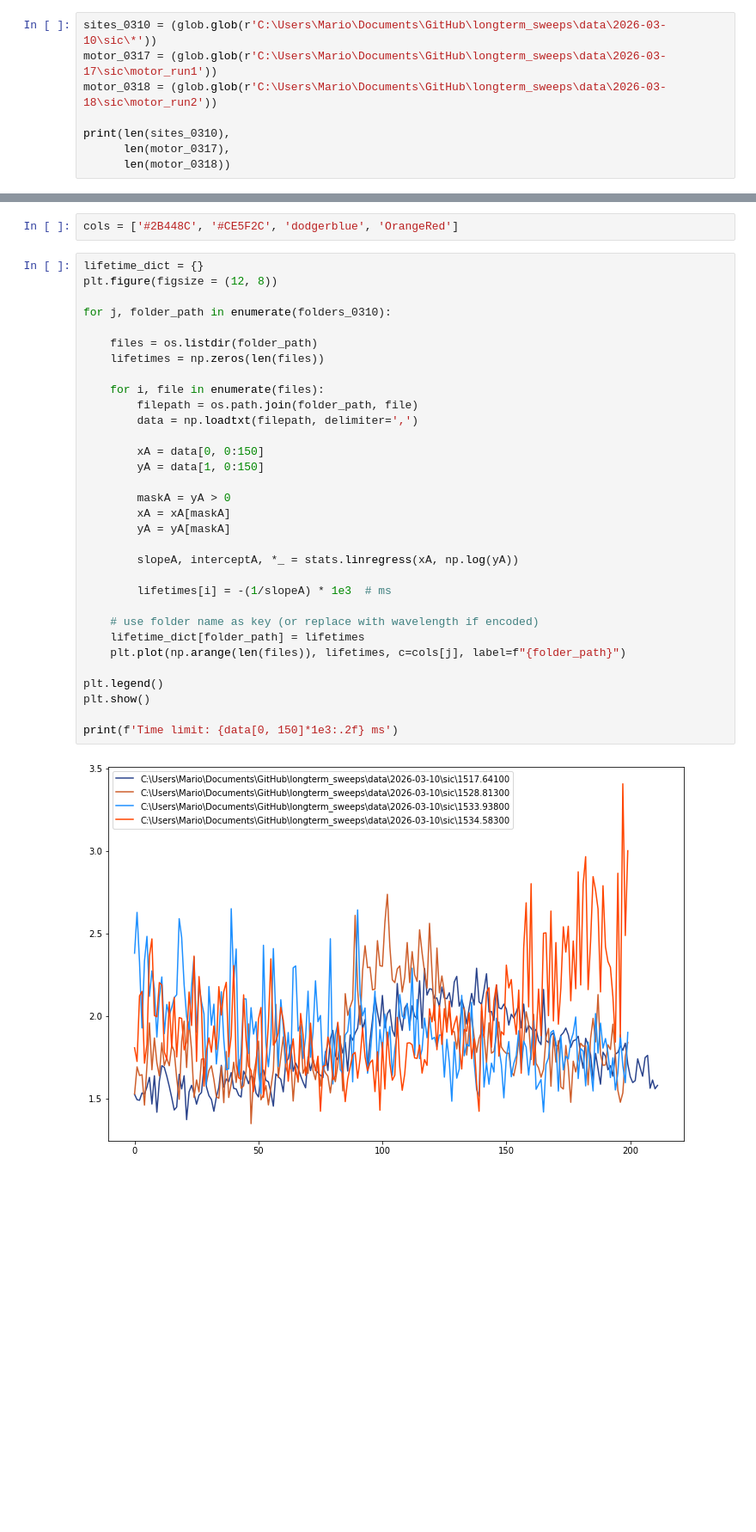
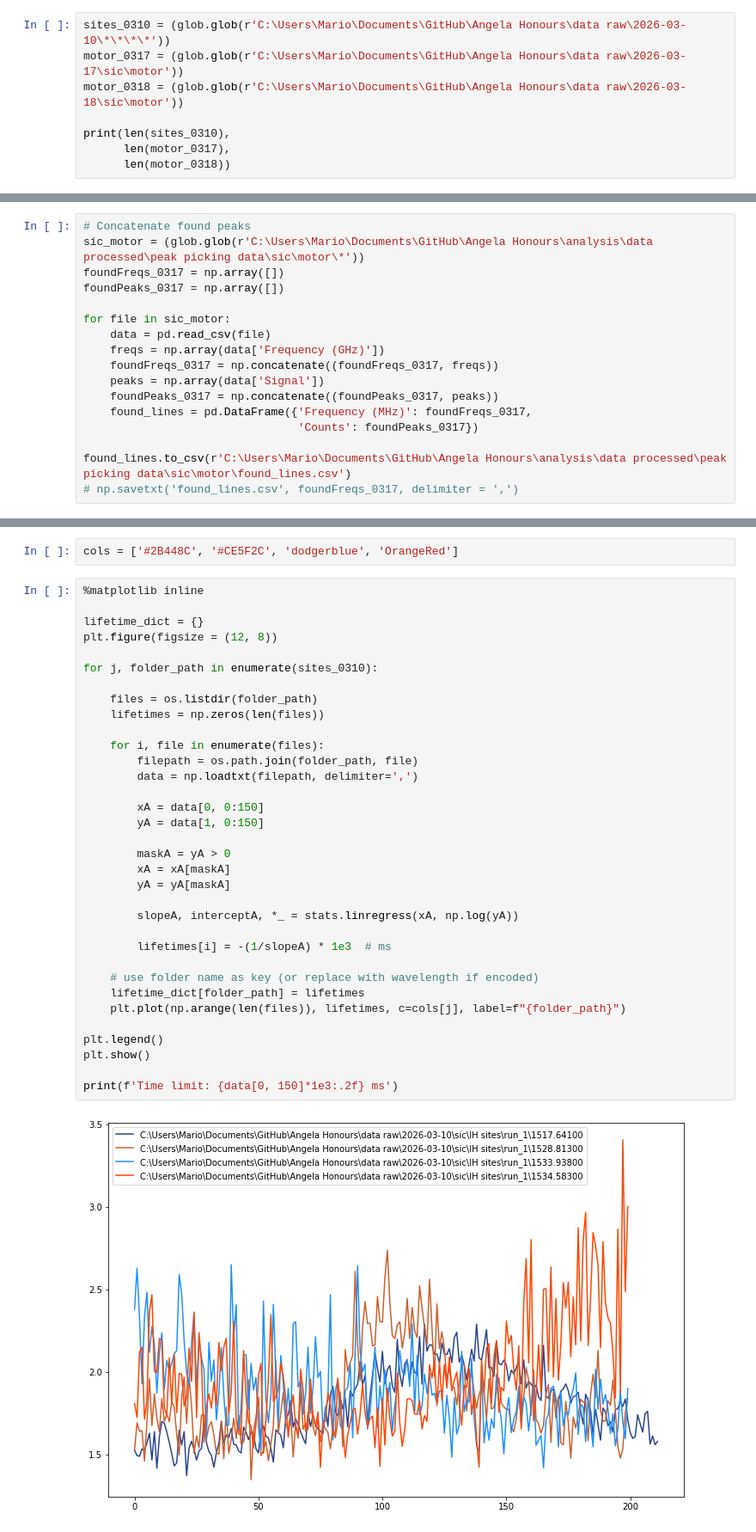
Before and after one commit to funkyguts/Angela-Honours, a Jupyter notebook: analysis/SiC IH Spectra.ipynb, the cells around one changed output, grey strips where cells are left out. Shown at 86% size. Cells and saved outputs as stored; diff of their text form; blank space fills up the shorter version.

```diff
--- a/analysis/SiC IH Spectra.ipynb
+++ b/analysis/SiC IH Spectra.ipynb
@@ -47,9 +36,9 @@ c:\Users\Mario\Documents\GitHub\longterm_sweeps
 # %% [markdown]
 ### Import .csv files
 # %%
-sites_0310 = (glob.glob(r'C:\Users\Mario\Documents\GitHub\longterm_sweeps\data\2026-03-10\sic\*'))
-motor_0317 = (glob.glob(r'C:\Users\Mario\Documents\GitHub\longterm_sweeps\data\2026-03-17\sic\motor_run1'))
-motor_0318 = (glob.glob(r'C:\Users\Mario\Documents\GitHub\longterm_sweeps\data\2026-03-18\sic\motor_run2'))
+sites_0310 = (glob.glob(r'C:\Users\Mario\Documents\GitHub\Angela Honours\data raw\2026-03-10\*\*\*\*'))
+motor_0317 = (glob.glob(r'C:\Users\Mario\Documents\GitHub\Angela Honours\data raw\2026-03-17\sic\motor'))
+motor_0318 = (glob.glob(r'C:\Users\Mario\Documents\GitHub\Angela Honours\data raw\2026-03-18\sic\motor'))
 
 print(len(sites_0310),
       len(motor_0317),
@@ -504,3 +555,20 @@ fVp_0317, timeLimit_0317 = process_motor(motor_0317,
+# %%
+# Concatenate found peaks
+sic_motor = (glob.glob(r'C:\Users\Mario\Documents\GitHub\Angela Honours\analysis\data processed\peak picking data\sic\motor\*'))
+foundFreqs_0317 = np.array([])
+foundPeaks_0317 = np.array([])
+
+for file in sic_motor:
+    data = pd.read_csv(file)
+    freqs = np.array(data['Frequency (GHz)'])
+    foundFreqs_0317 = np.concatenate((foundFreqs_0317, freqs))
+    peaks = np.array(data['Signal'])
+    foundPeaks_0317 = np.concatenate((foundPeaks_0317, peaks))
+    found_lines = pd.DataFrame({'Frequency (MHz)': foundFreqs_0317,
+                                'Counts': foundPeaks_0317})
+
+found_lines.to_csv(r'C:\Users\Mario\Documents\GitHub\Angela Honours\analysis\data processed\peak picking data\sic\motor\found_lines.csv')
+# np.savetxt('found_lines.csv', foundFreqs_0317, delimiter = ',')
 # %%
 # %matplotlib inline
 %matplotlib
@@ -584,37 +641,39 @@ Name: Frequencies (MHz), dtype: float64
 # %%
 cols = ['#2B448C', '#CE5F2C', 'dodgerblue', 'OrangeRed']
 # %%
+%matplotlib inline
+
 lifetime_dict = {}
 plt.figure(figsize = (12, 8))
 
-for j, folder_path in enumerate(folders_0310):
+for j, folder_path in enumerate(sites_0310):
 
     files = os.listdir(folder_path)
     lifetimes = np.zeros(len(files))
 
     for i, file in enumerate(files):
         filepath = os.path.join(folder_path, file)
         data = np.loadtxt(filepath, delimiter=',')
 
         xA = data[0, 0:150]
         yA = data[1, 0:150]
 
         maskA = yA > 0
         xA = xA[maskA]
         yA = yA[maskA]
 
         slopeA, interceptA, *_ = stats.linregress(xA, np.log(yA))
 
         lifetimes[i] = -(1/slopeA) * 1e3  # ms
 
     # use folder name as key (or replace with wavelength if encoded)
     lifetime_dict[folder_path] = lifetimes
     plt.plot(np.arange(len(files)), lifetimes, c=cols[j], label=f"{folder_path}")
 
 plt.legend()
 plt.show()
 
 print(f'Time limit: {data[0, 150]*1e3:.2f} ms')
 # %% [output]
-[figure, old version]
+[figure, new version]
 Time limit: 3.00 ms
```
Also changed, not shown: parts of 13 cells of this notebook, 8 other files.
